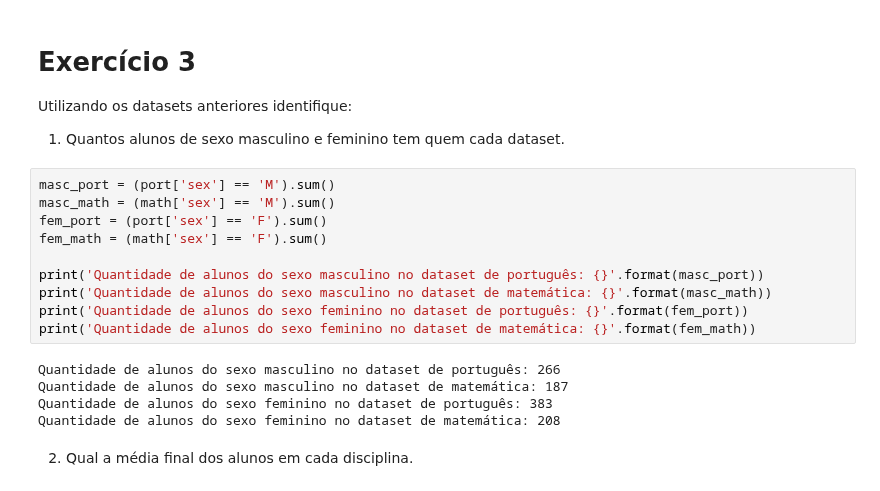
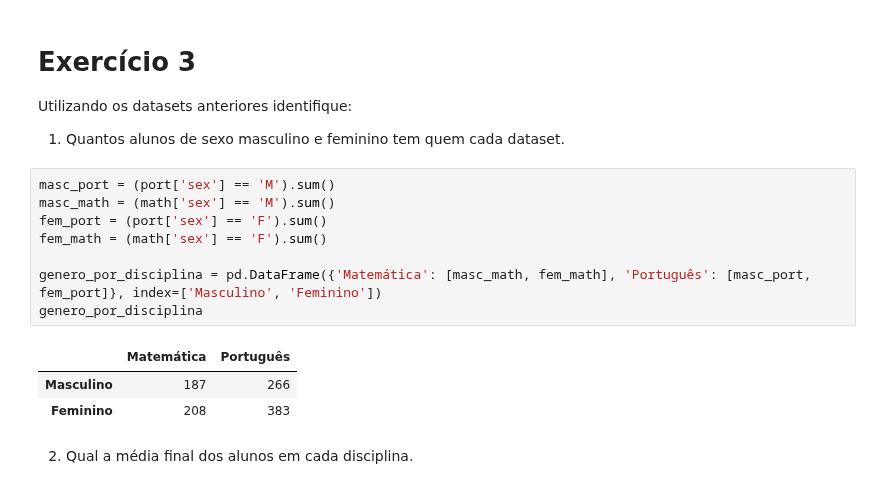
Before and after one commit to everaldina/Trilha_Python, a Jupyter notebook: avalicoes/AA-02.ipynb, the cells around one changed output. Cells and saved outputs as stored; diff of their text form.

```diff
--- a/avalicoes/AA-02.ipynb
+++ b/avalicoes/AA-02.ipynb
@@ -169,21 +169,18 @@ memory usage: 172.5+ KB
 
 Utilizando os datasets anteriores identifique:
 1. Quantos alunos de sexo masculino e feminino tem quem cada dataset.
-# %%
-masc_port = (port['sex'] == 'M').sum()
-masc_math = (math['sex'] == 'M').sum()
-fem_port = (port['sex'] == 'F').sum()
-fem_math = (math['sex'] == 'F').sum()
-
-print('Quantidade de alunos do sexo masculino no dataset de português: {}'.format(masc_port))
-print('Quantidade de alunos do sexo masculino no dataset de matemática: {}'.format(masc_math))
-print('Quantidade de alunos do sexo feminino no dataset de português: {}'.format(fem_port))
-print('Quantidade de alunos do sexo feminino no dataset de matemática: {}'.format(fem_math))
-# %% [output]
-Quantidade de alunos do sexo masculino no dataset de português: 266
-Quantidade de alunos do sexo masculino no dataset de matemática: 187
-Quantidade de alunos do sexo feminino no dataset de português: 383
-Quantidade de alunos do sexo feminino no dataset de matemática: 208
+# %%
+masc_port = (port['sex'] == 'M').sum()
+masc_math = (math['sex'] == 'M').sum()
+fem_port = (port['sex'] == 'F').sum()
+fem_math = (math['sex'] == 'F').sum()
+
+genero_por_disciplina = pd.DataFrame({'Matemática': [masc_math, fem_math], 'Português': [masc_port, fem_port]}, index=['Masculino', 'Feminino'])
+genero_por_disciplina
+# %% [output]
+|  | Matemática | Português |
+| Masculino | 187 | 266 |
+| Feminino | 208 | 383 |
 # %% [markdown]
 2. Qual a média final dos alunos em cada disciplina.
 # %%
```
Also changed, not shown: parts of 1 cell of this notebook.
